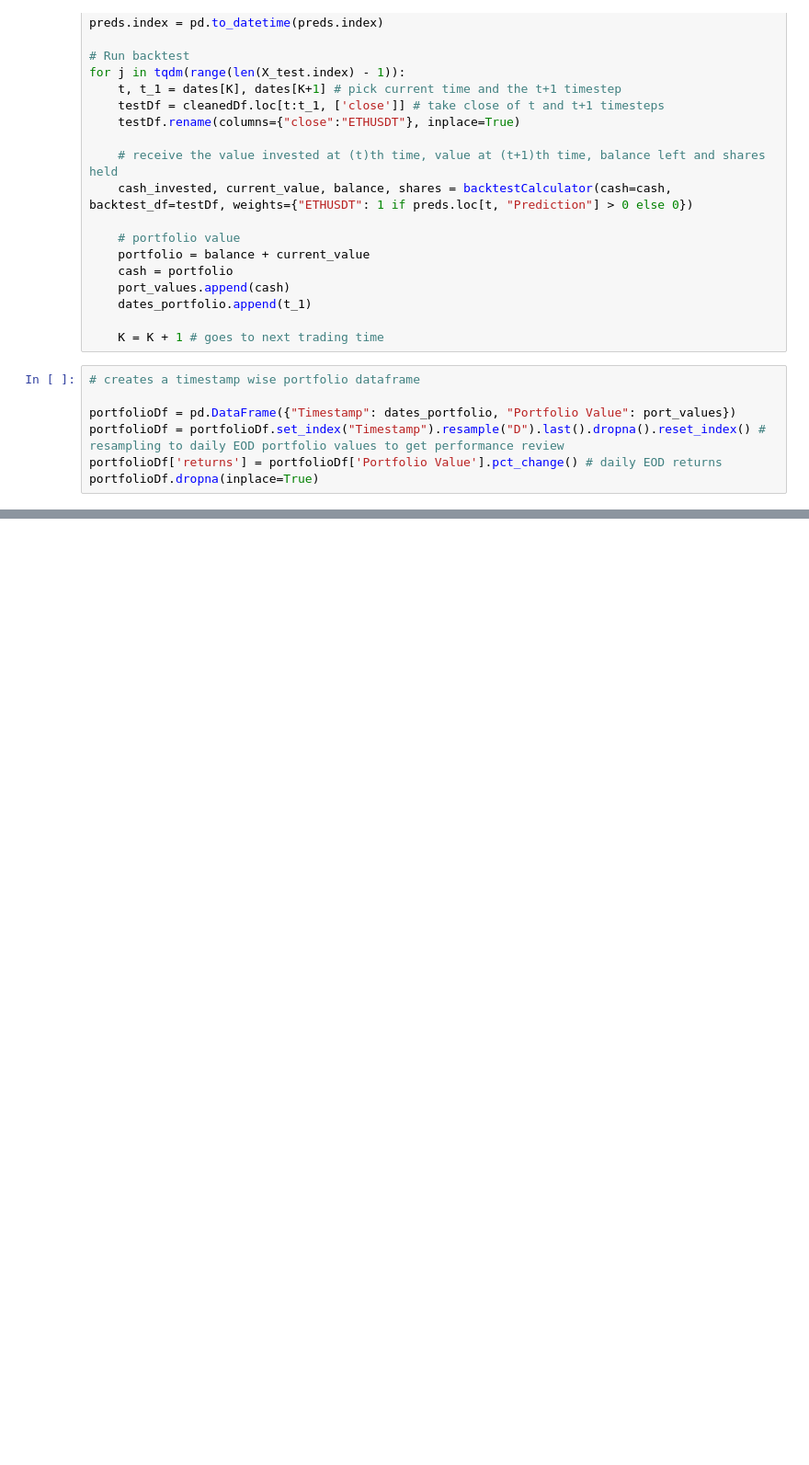
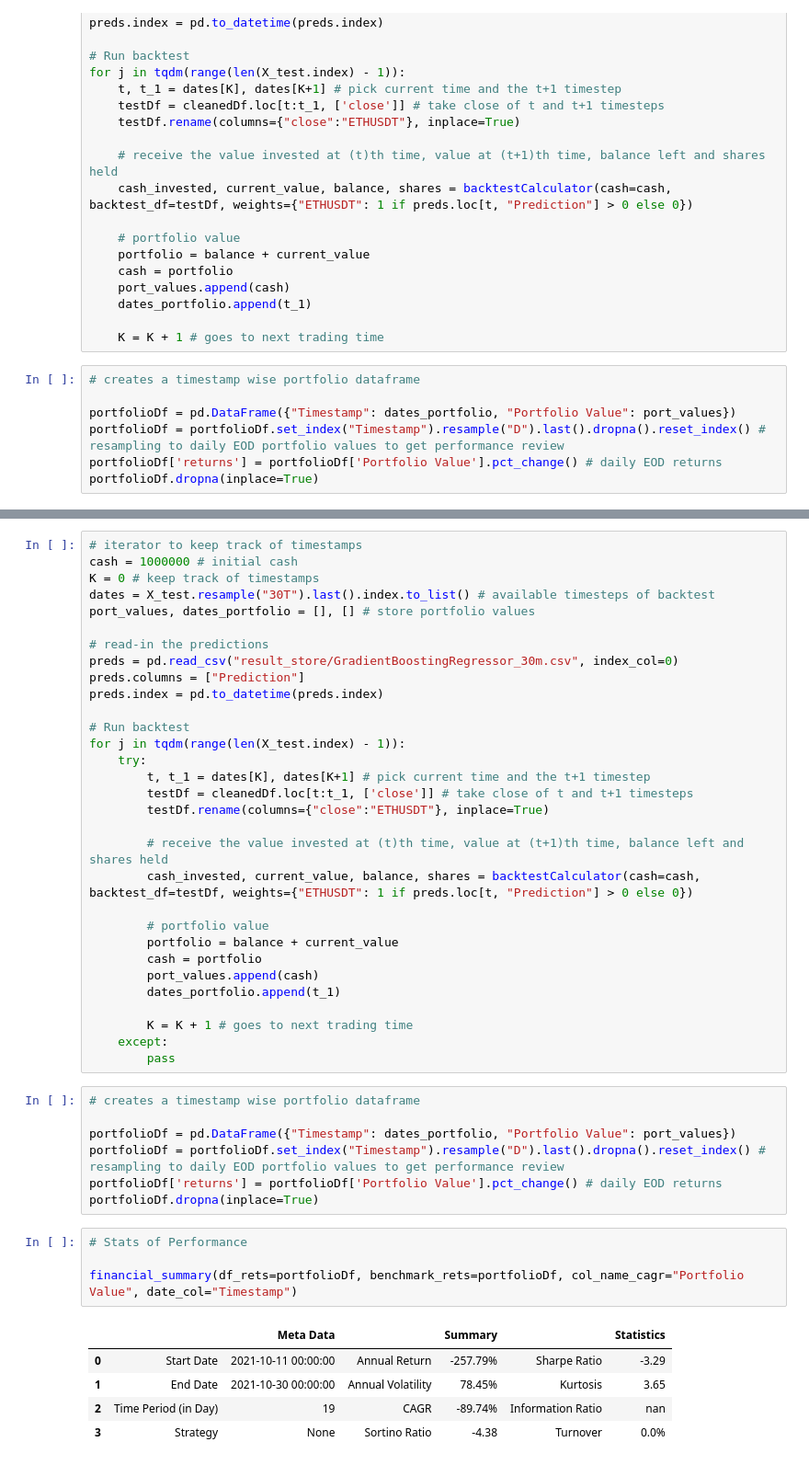
Before and after one commit to Neelakash-gituser/ETHUSDT-Prediction, a Jupyter notebook: Crypto Analysis & Prediction.ipynb, the cells around one changed output, grey strips where cells are left out. Shown at 92% size. Drawn from its saved outputs; the diff is of its cells as text; blank space fills up the shorter version.

Commit message:
Backtest Completed

```diff
--- a/Crypto Analysis & Prediction.ipynb
+++ b/Crypto Analysis & Prediction.ipynb
@@ -656,0 +701,48 @@ financial_summary(df_rets=portfolioDf, benchmark_rets=portfolioDf, col_name_cagr
+# %%
+# iterator to keep track of timestamps
+cash = 1000000 # initial cash
+K = 0 # keep track of timestamps
+dates = X_test.resample("30T").last().index.to_list() # available timesteps of backtest
+port_values, dates_portfolio = [], [] # store portfolio values
+
+# read-in the predictions
+preds = pd.read_csv("result_store/GradientBoostingRegressor_30m.csv", index_col=0)
+preds.columns = ["Prediction"]
+preds.index = pd.to_datetime(preds.index)
+
+# Run backtest
+for j in tqdm(range(len(X_test.index) - 1)):
+    try:
+        t, t_1 = dates[K], dates[K+1] # pick current time and the t+1 timestep
+        testDf = cleanedDf.loc[t:t_1, ['close']] # take close of t and t+1 timesteps
+        testDf.rename(columns={"close":"ETHUSDT"}, inplace=True)
+
+        # receive the value invested at (t)th time, value at (t+1)th time, balance left and shares held
+        cash_invested, current_value, balance, shares = backtestCalculator(cash=cash, backtest_df=testDf, weights={"ETHUSDT": 1 if preds.loc[t, "Prediction"] > 0 else 0})
+
+        # portfolio value
+        portfolio = balance + current_value
+        cash = portfolio
+        port_values.append(cash)
+        dates_portfolio.append(t_1)
+
+        K = K + 1 # goes to next trading time
+    except:
+        pass
+# %%
+# creates a timestamp wise portfolio dataframe
+
+portfolioDf = pd.DataFrame({"Timestamp": dates_portfolio, "Portfolio Value": port_values})
+portfolioDf = portfolioDf.set_index("Timestamp").resample("D").last().dropna().reset_index() # resampling to daily EOD portfolio values to get performance review
+portfolioDf['returns'] = portfolioDf['Portfolio Value'].pct_change() # daily EOD returns
+portfolioDf.dropna(inplace=True)
+# %%
+# Stats of Performance
+
+financial_summary(df_rets=portfolioDf, benchmark_rets=portfolioDf, col_name_cagr="Portfolio Value", date_col="Timestamp")
+# %% [output]
+|  |  | Meta Data |  | Summary |  | Statistics |
+| 0 | Start Date | 2021-10-11 00:00:00 | Annual Return | -257.79% | Sharpe Ratio | -3.29 |
+| 1 | End Date | 2021-10-30 00:00:00 | Annual Volatility | 78.45% | Kurtosis | 3.65 |
+| 2 | Time Period (in Day) | 19 | CAGR | -89.74% | Information Ratio | nan |
+| 3 | Strategy | None | Sortino Ratio | -4.38 | Turnover | 0.0% |
```
Also changed, not shown: parts of 14 cells of this notebook.
